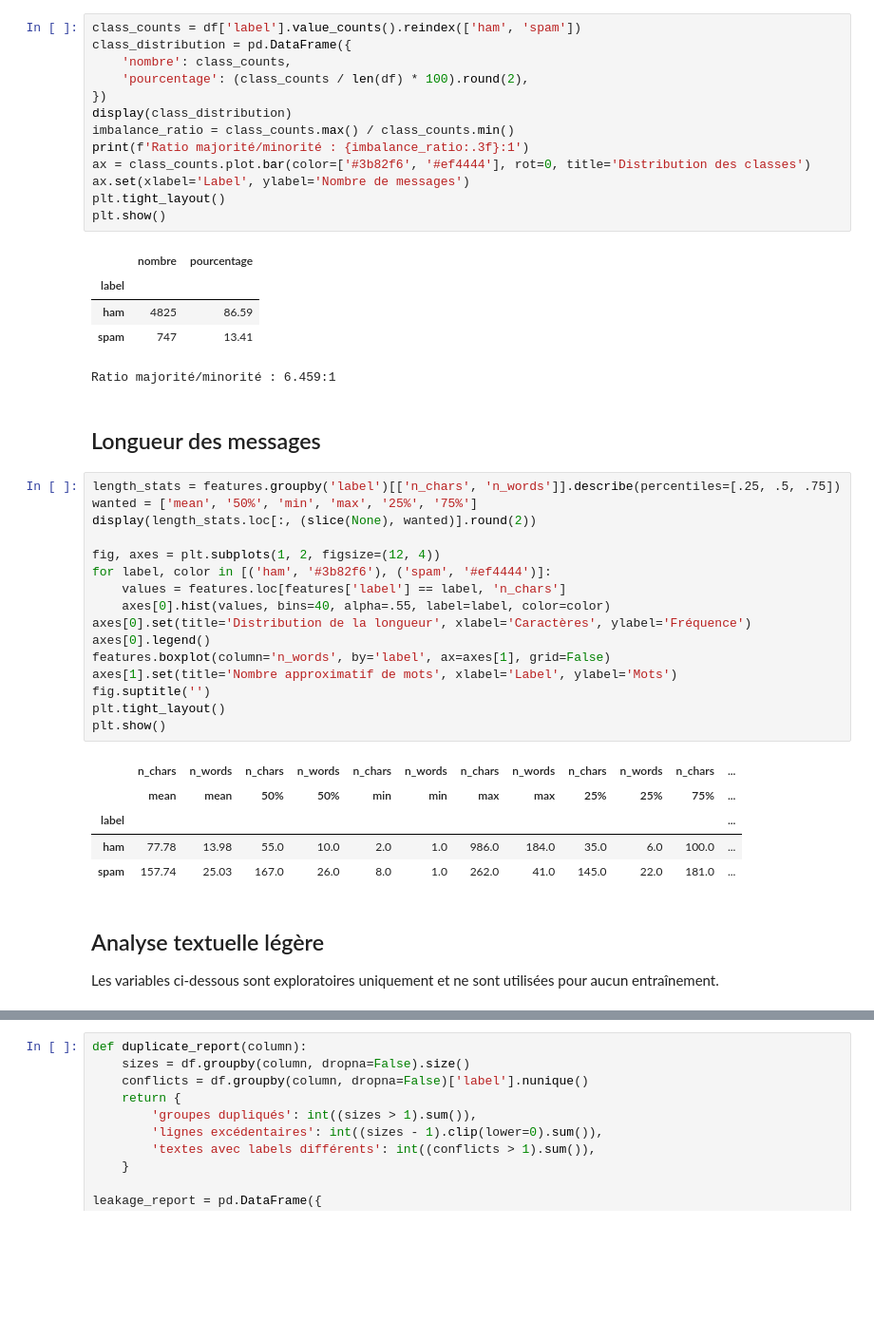
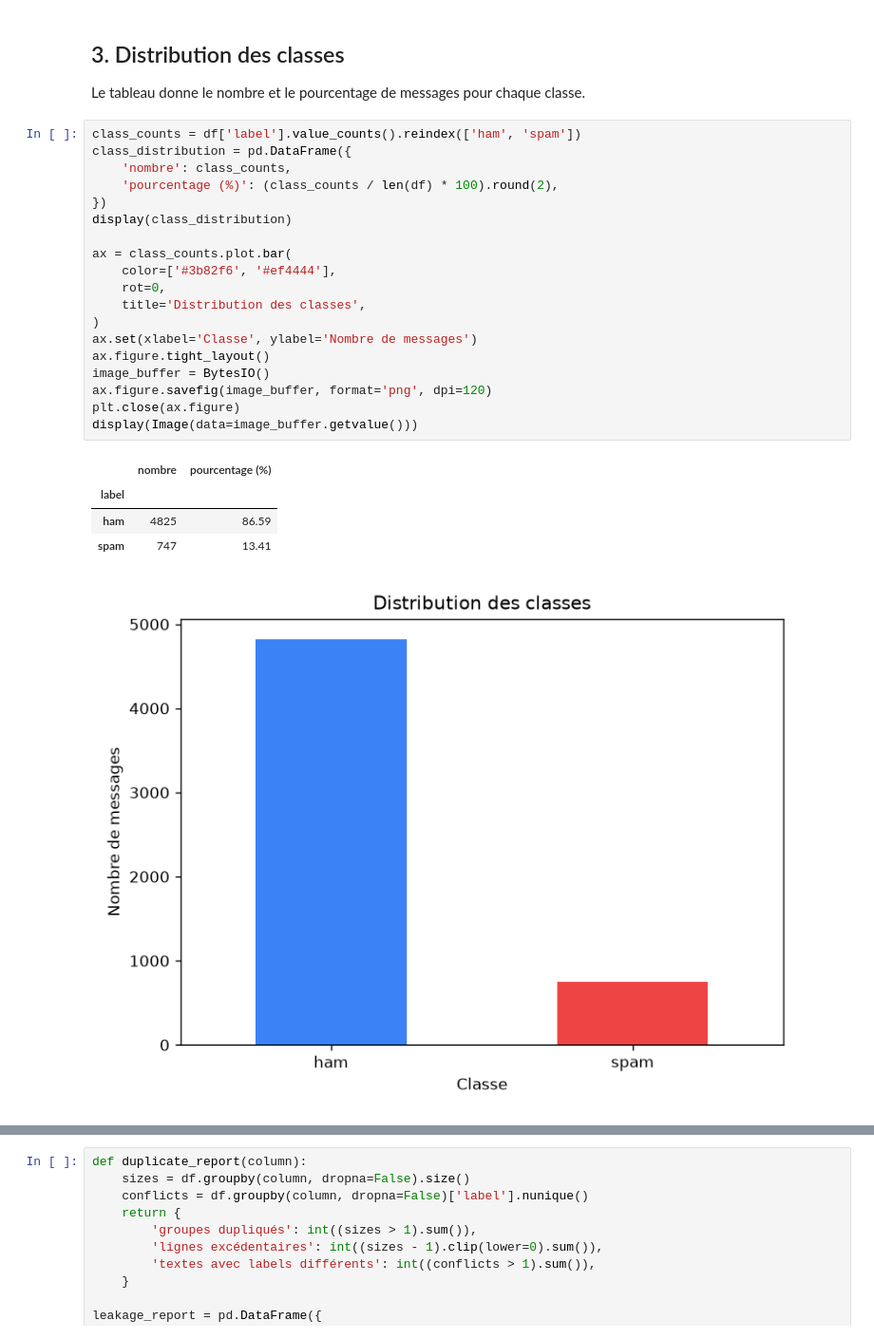
Before and after one commit to farahha/spamguard-fr-rncp38616, a Jupyter notebook: notebooks/01_data_audit.ipynb, the cells around one changed output, grey strips where cells are left out. Shown at 95% size. Saved outputs shown, nothing was run; the diff lists cells and outputs as text; blank space fills up the shorter version.

```diff
--- a/notebooks/01_data_audit.ipynb
+++ b/notebooks/01_data_audit.ipynb
@@ -52,46 +67,29 @@ Doublons exacts (hors identifiant technique) : 415
+# %% [markdown]
+## 3. Distribution des classes
+
+Le tableau donne le nombre et le pourcentage de messages pour chaque classe.
 # %%
 class_counts = df['label'].value_counts().reindex(['ham', 'spam'])
 class_distribution = pd.DataFrame({
     'nombre': class_counts,
-    'pourcentage': (class_counts / len(df) * 100).round(2),
+    'pourcentage (%)': (class_counts / len(df) * 100).round(2),
 })
 display(class_distribution)
-imbalance_ratio = class_counts.max() / class_counts.min()
-print(f'Ratio majorité/minorité : {imbalance_ratio:.3f}:1')
-ax = class_counts.plot.bar(color=['#3b82f6', '#ef4444'], rot=0, title='Distribution des classes')
-ax.set(xlabel='Label', ylabel='Nombre de messages')
-plt.tight_layout()
-plt.show()
+
+ax = class_counts.plot.bar(
+    color=['#3b82f6', '#ef4444'],
+    rot=0,
+    title='Distribution des classes',
+)
+ax.set(xlabel='Classe', ylabel='Nombre de messages')
+ax.figure.tight_layout()
+image_buffer = BytesIO()
+ax.figure.savefig(image_buffer, format='png', dpi=120)
+plt.close(ax.figure)
+display(Image(data=image_buffer.getvalue()))
 # %% [output]
-|  | nombre | pourcentage |
+|  | nombre | pourcentage (%) |
 | label |  |  |
 | ham | 4825 | 86.59 |
 | spam | 747 | 13.41 |
-Ratio majorité/minorité : 6.459:1
+[figure, added]
-# %% [markdown]
-## Longueur des messages
-# %%
-length_stats = features.groupby('label')[['n_chars', 'n_words']].describe(percentiles=[.25, .5, .75])
-wanted = ['mean', '50%', 'min', 'max', '25%', '75%']
-display(length_stats.loc[:, (slice(None), wanted)].round(2))
-
-fig, axes = plt.subplots(1, 2, figsize=(12, 4))
-for label, color in [('ham', '#3b82f6'), ('spam', '#ef4444')]:
-    values = features.loc[features['label'] == label, 'n_chars']
-    axes[0].hist(values, bins=40, alpha=.55, label=label, color=color)
-axes[0].set(title='Distribution de la longueur', xlabel='Caractères', ylabel='Fréquence')
-axes[0].legend()
-features.boxplot(column='n_words', by='label', ax=axes[1], grid=False)
-axes[1].set(title='Nombre approximatif de mots', xlabel='Label', ylabel='Mots')
-fig.suptitle('')
-plt.tight_layout()
-plt.show()
-# %% [output]
-|  | n_chars | n_words | n_chars | n_words | n_chars | n_words | n_chars | n_words | n_chars | n_words | n_chars | ... |
-|  | mean | mean | 50% | 50% | min | min | max | max | 25% | 25% | 75% | ... |
-| label |  |  |  |  |  |  |  |  |  |  |  | ... |
-| ham | 77.78 | 13.98 | 55.0 | 10.0 | 2.0 | 1.0 | 986.0 | 184.0 | 35.0 | 6.0 | 100.0 | ... |
-| spam | 157.74 | 25.03 | 167.0 | 26.0 | 8.0 | 1.0 | 262.0 | 41.0 | 145.0 | 22.0 | 181.0 | ... |
-# %% [markdown]
-## Analyse textuelle légère
-Les variables ci-dessous sont exploratoires uniquement et ne sont utilisées pour aucun entraînement.
```
Also changed, not shown: parts of 22 cells of this notebook, 11 other files.
